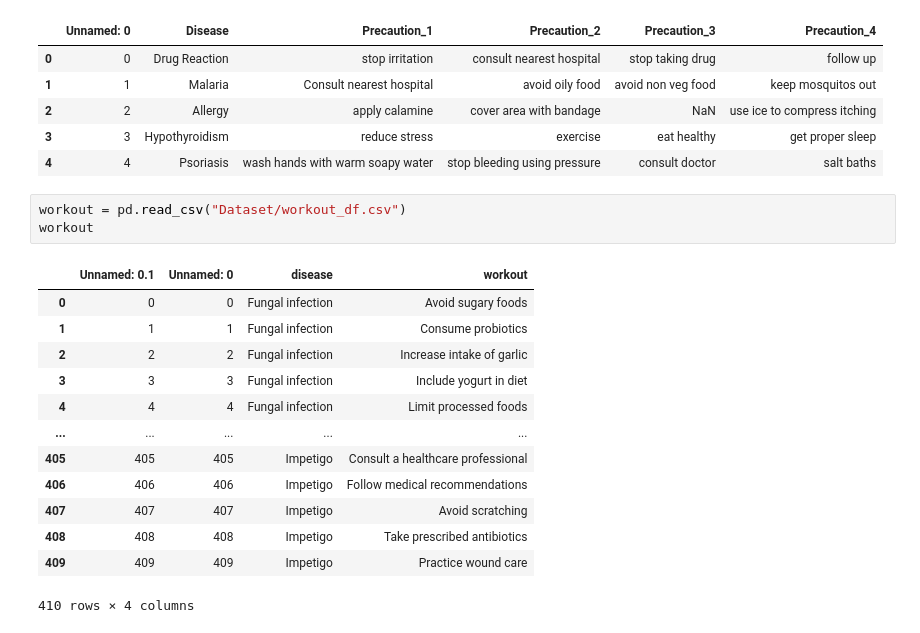
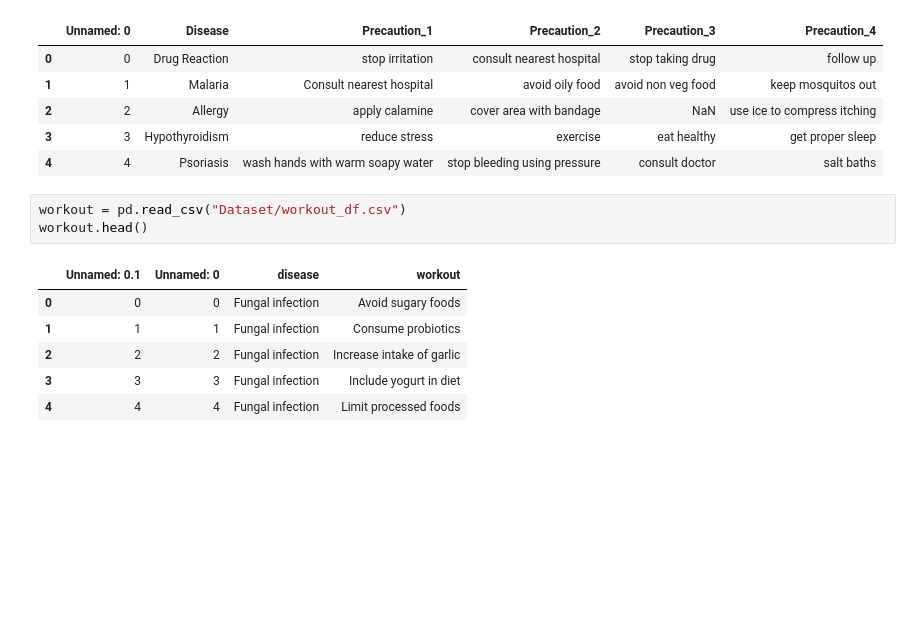
Before and after one commit to Muhammad-Ahtasham/DrugRecommender, a Jupyter notebook: Drug_Recommedation.ipynb, the cells around one changed output. Drawn from its saved outputs; the diff is of its cells as text; blank space fills up the shorter version.

```diff
--- a/Drug_Recommedation.ipynb
+++ b/Drug_Recommedation.ipynb
@@ -132,20 +132,13 @@ precautions.head()
 | 4 | 4 | Psoriasis | wash hands with warm soapy water | stop bleeding using pressure | consult doctor | salt baths |
 # %%
 workout = pd.read_csv("Dataset/workout_df.csv")
-workout
+workout.head()
 # %% [output]
 |  | Unnamed: 0.1 | Unnamed: 0 | disease | workout |
 | 0 | 0 | 0 | Fungal infection | Avoid sugary foods |
 | 1 | 1 | 1 | Fungal infection | Consume probiotics |
 | 2 | 2 | 2 | Fungal infection | Increase intake of garlic |
 | 3 | 3 | 3 | Fungal infection | Include yogurt in diet |
 | 4 | 4 | 4 | Fungal infection | Limit processed foods |
-| ... | ... | ... | ... | ... |
-| 405 | 405 | 405 | Impetigo | Consult a healthcare professional |
-| 406 | 406 | 406 | Impetigo | Follow medical recommendations |
-| 407 | 407 | 407 | Impetigo | Avoid scratching |
-| 408 | 408 | 408 | Impetigo | Take prescribed antibiotics |
-| 409 | 409 | 409 | Impetigo | Practice wound care |
-410 rows × 4 columns
 # %%
 description = pd.read_csv("Dataset/description.csv")
```
Also changed, not shown: parts of 5 cells of this notebook.
